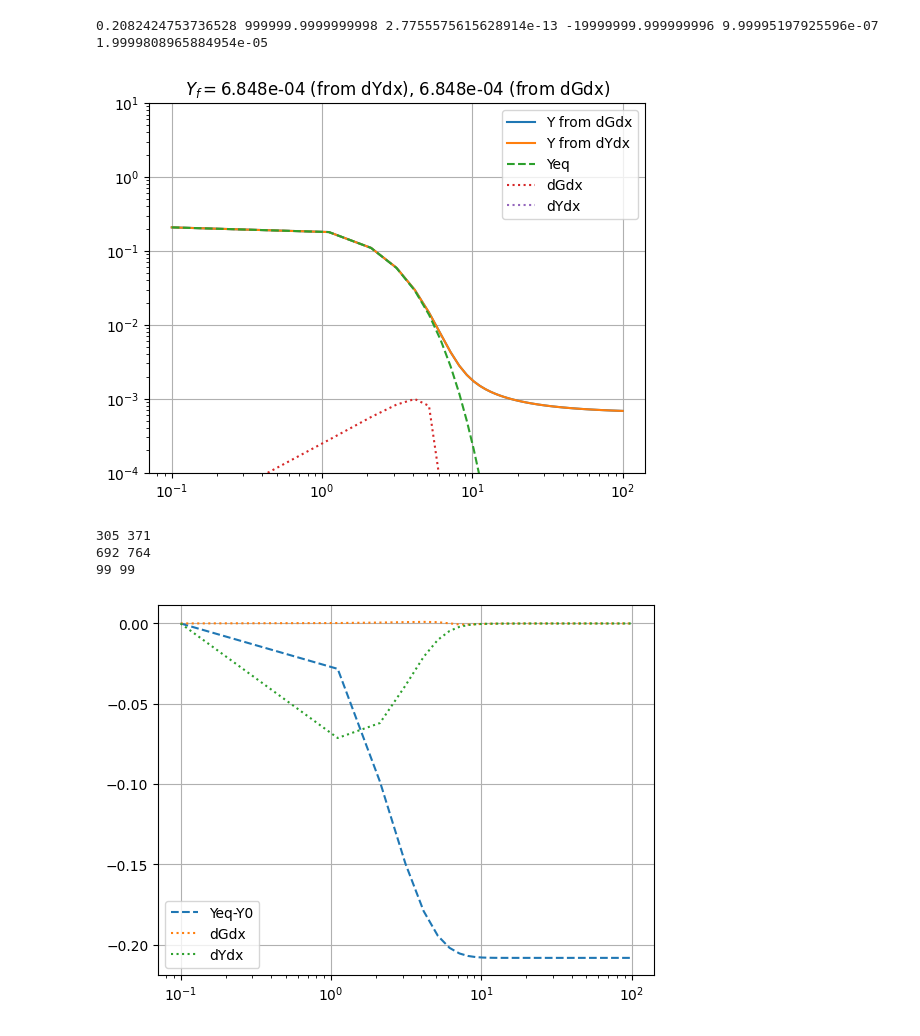
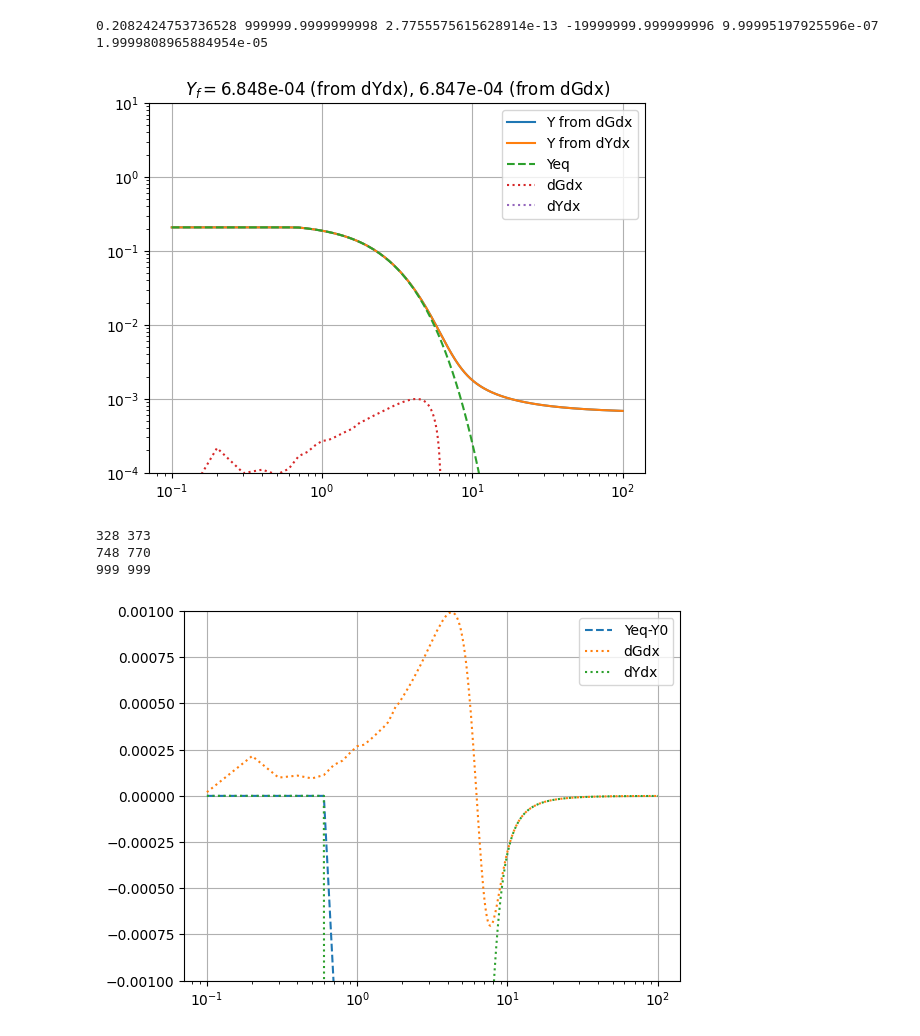
Before and after one commit to gabrielaalevi/DarkCalc, a Jupyter notebook: testNewEqs.ipynb, the cells around one changed output. Cells and saved outputs as stored; diff of their text form; code cells hidden in the pictures.

Commit message:
Better plots

```diff
--- a/testNewEqs.ipynb
+++ b/testNewEqs.ipynb
@@ -93,7 +94,7 @@ def dGdx(G,x):
 x0 = 0.1
 Y0 = Yeq(x0)
 G0 = YtoG(Y0,x0)
-xvals = np.linspace(x0,100.,100)
+xvals = np.linspace(x0,100.,1000)
 
 print(Yeq(x0),F(x0),dYeqdx(x0),dFdx(x0),G0,dGdx(G0,x0))
 # %% [output]
@@ -122,32 +126,32 @@ plt.grid()
 plt.title(r'$Y_{f} = $%1.3e (from dYdx), %1.3e (from dGdx)' %(Y_sol0[-1][0],Y_sol[-1][0]))
 plt.show()
 # %% [output]
-[figure, old version]
+[figure, new version]
 # %%
 print(gDict['nst'].max(),yDict['nst'].max())
 print(gDict['nfe'].max(),yDict['nfe'].max())
 print(len(gDict['nst']),len(yDict['nst']))
 # %% [output]
-305 371
-692 764
-99 99
+328 373
+748 770
+999 999
 # %%
 # plt.plot(xvals,Y_sol,label='Y from dGdx')
 # plt.plot(xvals,Y_sol0,label='Y from dYdx')
 plt.plot(xvals,Y_eq-Yeq(x0),linestyle='dashed',label='Yeq-Y0')
 plt.plot(xvals,dGdx_sol,linestyle='dotted',label='dGdx')
 plt.plot(xvals,dYdx_sol,linestyle='dotted',label='dYdx')
 
 plt.legend()
 # plt.yscale('log')
 plt.xscale('log')
 # plt.ylim(1e-10,1e-1)
 # plt.ylim(1e-4,10)
-# plt.ylim(-0.05,0.05)
+plt.ylim(-0.001,0.001)
 plt.grid()
 plt.show()
 # %% [output]
-[figure, old version]
+[figure, new version]
 # %%
 # plt.plot(xvals,Y_sol,label='Y from dGdx')
 # plt.plot(xvals,Y_sol0,label='Y from dYdx')
```
Also changed, not shown: parts of 3 cells of this notebook.
